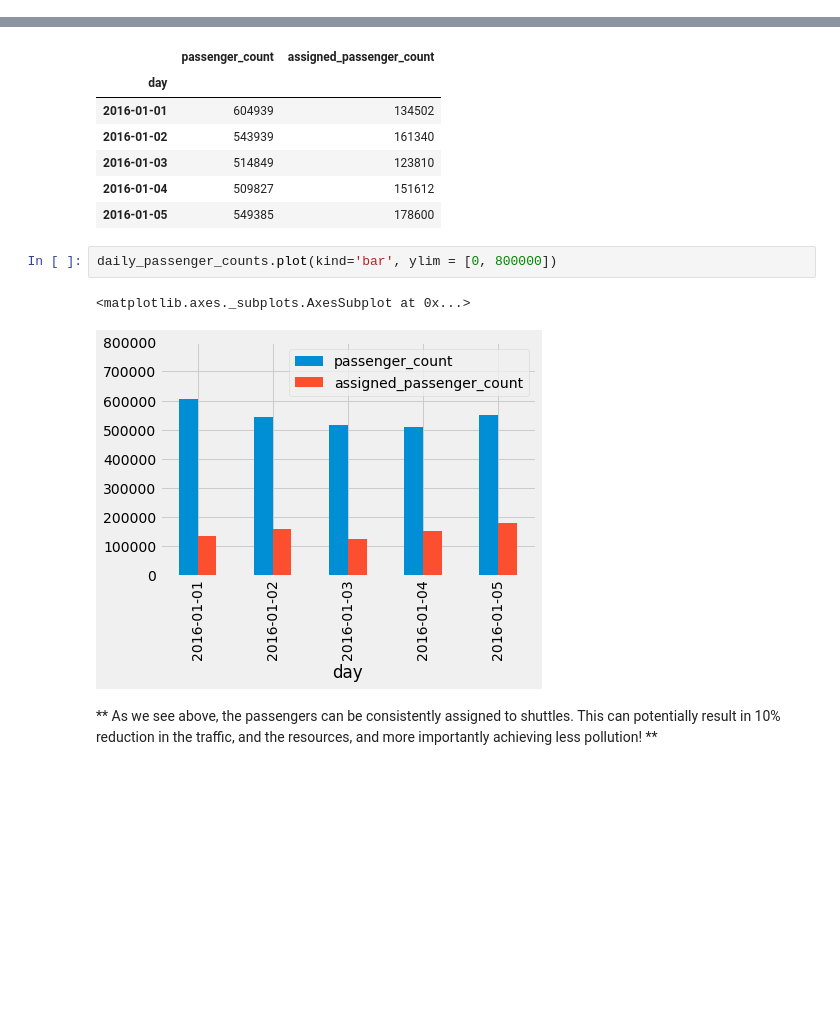
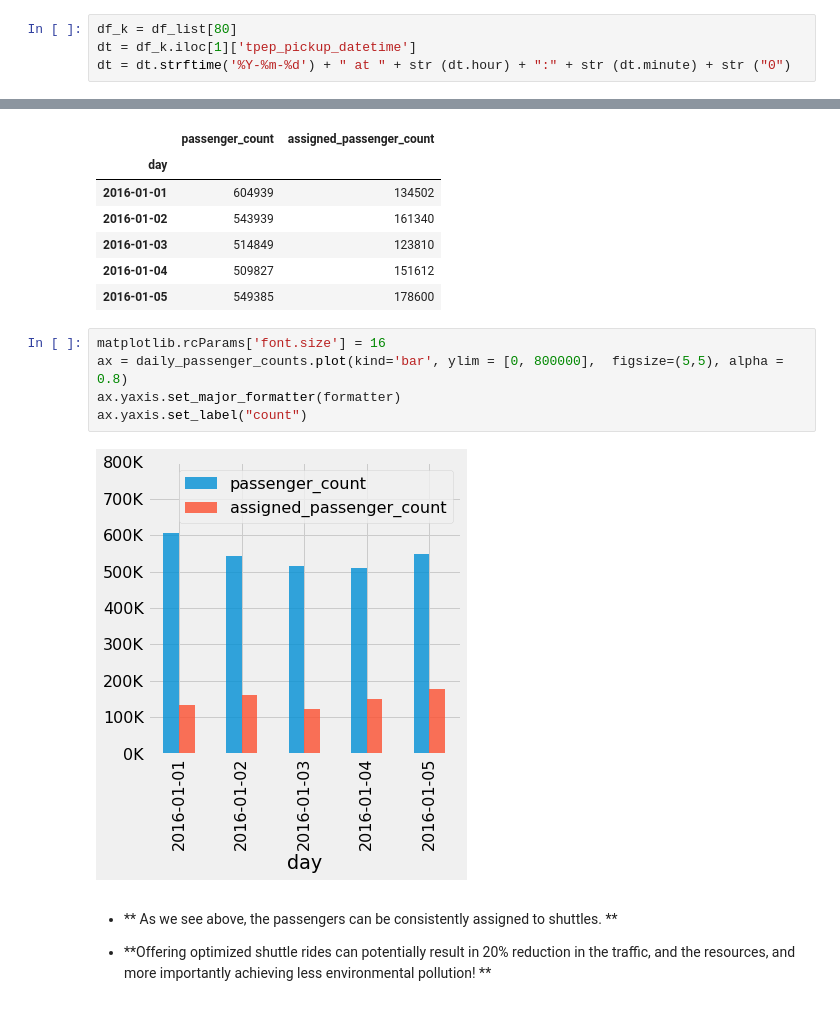
Before and after one commit to eliftekin/Pool-App, a Jupyter notebook: DataIncubator_Project.ipynb, the cells around one changed output, grey strips where cells are left out. Cells and saved outputs as stored; diff of their text form; blank space fills up the shorter version.

```diff
--- a/DataIncubator_Project.ipynb
+++ b/DataIncubator_Project.ipynb
@@ -162,3 +214,7 @@ df_k = df_list[80]
+# %%
+df_k = df_list[80]
+dt = df_k.iloc[1]['tpep_pickup_datetime']
+dt = dt.strftime('%Y-%m-%d') + " at " + str (dt.hour) + ":" + str (dt.minute) + str ("0")
 # %% [markdown]
 Here is clustering with scikit-learn library
 # %%
@@ -388,13 +457,17 @@ daily_passenger_counts
 | 2016-01-03 | 514849 | 123810 |
 | 2016-01-04 | 509827 | 151612 |
 | 2016-01-05 | 549385 | 178600 |
-# %%
-daily_passenger_counts.plot(kind='bar', ylim = [0, 800000])
-# %% [output]
-<matplotlib.axes._subplots.AxesSubplot at 0x...>
-[figure, removed]
+# %%
+matplotlib.rcParams['font.size'] = 16
+ax = daily_passenger_counts.plot(kind='bar', ylim = [0, 800000],  figsize=(5,5), alpha = 0.8)
+ax.yaxis.set_major_formatter(formatter)
+ax.yaxis.set_label("count")
+# %% [output]
+[figure, added]
 # %% [markdown]
-** As we see above, the passengers can be consistently assigned to shuttles. This can potentially result in 10% reduction in the traffic, and the resources, and more importantly achieving less pollution! **
+* ** As we see above, the passengers can be consistently assigned to shuttles. **
+
+* **Offering optimized shuttle rides can potentially result in 20% reduction in the traffic, and the resources, and more importantly achieving less environmental pollution! **
 # %% [markdown]
 ## Further notes
 
```
Also changed, not shown: parts of 22 cells of this notebook.
